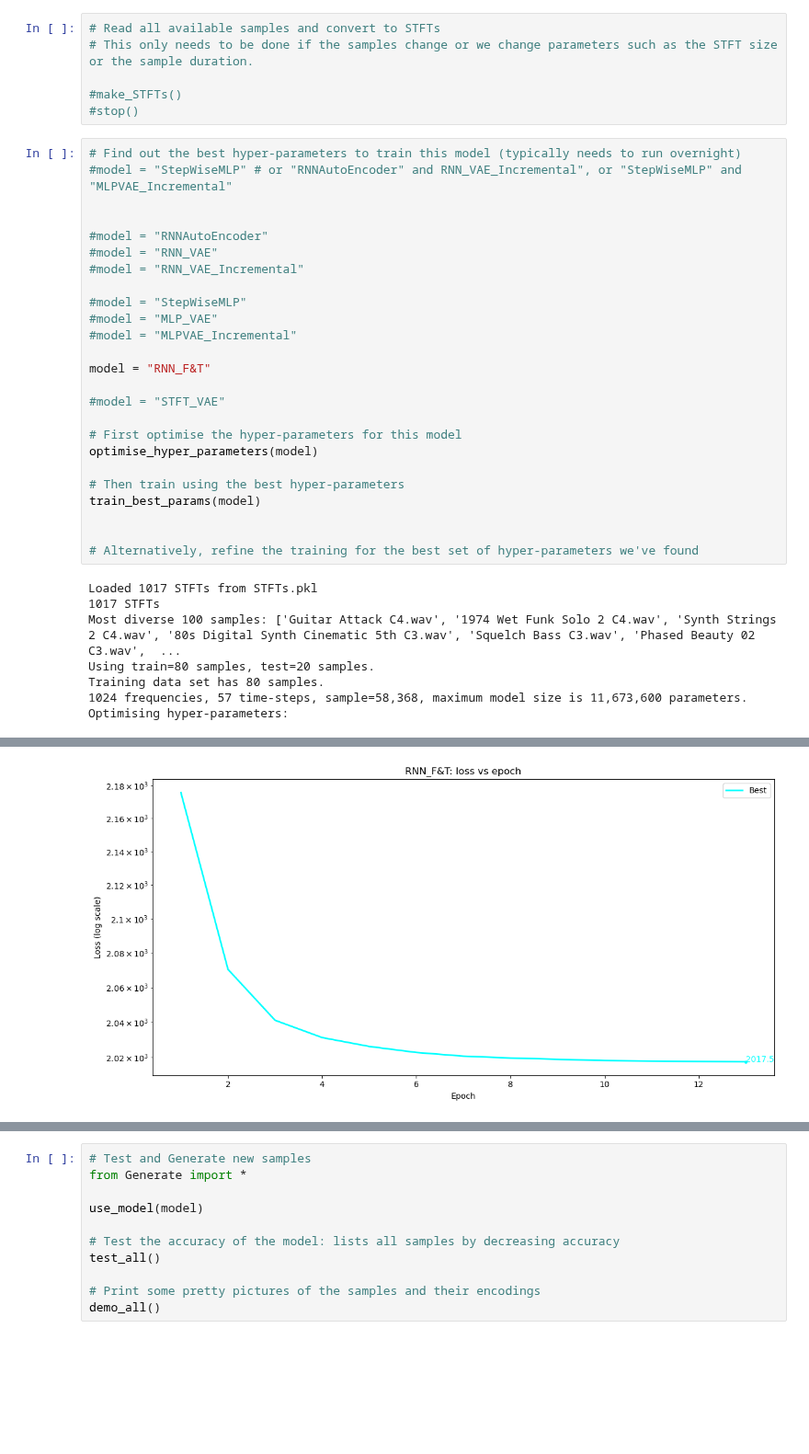
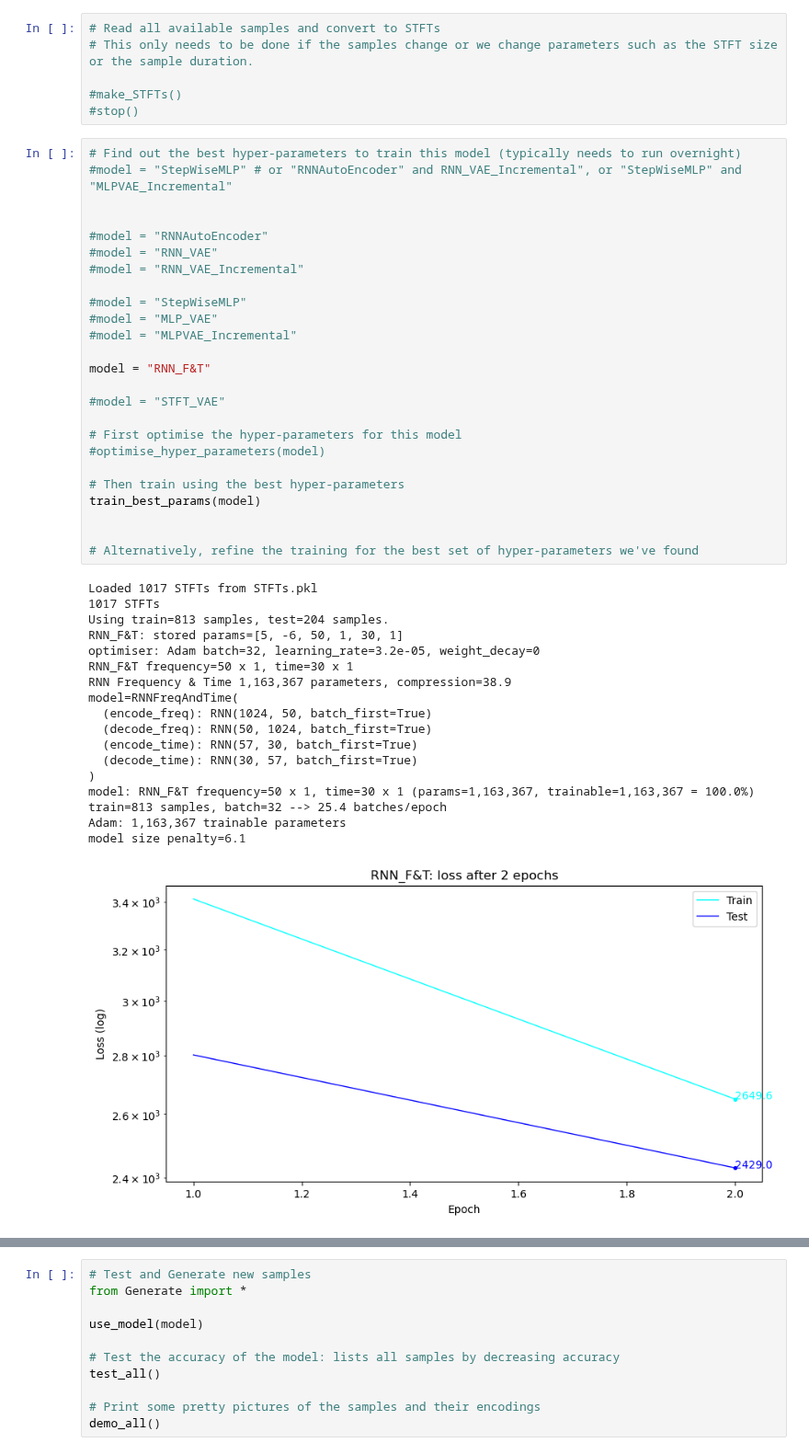
Before and after one commit to RikMaxSpeed/SampleGen, a Jupyter notebook: MakeAndTrain.ipynb, the cells around one changed output, grey strips where cells are left out. Shown at 92% size. Saved outputs shown, nothing was run; the diff lists cells and outputs as text; blank space fills up the shorter version.

Commit message:
Frequency x Time RNN doesn't converge :(

```diff
--- a/MakeAndTrain.ipynb
+++ b/MakeAndTrain.ipynb
@@ -26,33 +26,44 @@ Max frequency=11025 Hz --> freq_buckets=1024
 # %%
 # Find out the best hyper-parameters to train this model (typically needs to run overnight)
 #model = "StepWiseMLP" # or "RNNAutoEncoder" and RNN_VAE_Incremental", or "StepWiseMLP" and "MLPVAE_Incremental"
 
 
 #model = "RNNAutoEncoder"
 #model = "RNN_VAE"
 #model = "RNN_VAE_Incremental"
 
 #model = "StepWiseMLP"
 #model = "MLP_VAE"
 #model = "MLPVAE_Incremental"
 
 model = "RNN_F&T"
 
 #model = "STFT_VAE"
 
 # First optimise the hyper-parameters for this model
-optimise_hyper_parameters(model)
+#optimise_hyper_parameters(model)
 
 # Then train using the best hyper-parameters
 train_best_params(model)
 
 
 # Alternatively, refine the training for the best set of hyper-parameters we've found
 # %% [output]
 Loaded 1017 STFTs from STFTs.pkl
 1017 STFTs
-Most diverse 100 samples: ['Guitar Attack C4.wav', '1974 Wet Funk Solo 2 C4.wav', 'Synth Strings 2 C4.wav', '80s Digital Synth Cinematic 5th C3.wav', 'Squelch Bass C3.wav', 'Phased Beauty 02 C3.wav',  ...
-Using train=80 samples, test=20 samples.
-Training data set has 80 samples.
-1024 frequencies, 57 time-steps, sample=58,368, maximum model size is 11,673,600 parameters.
-Optimising hyper-parameters:
+Using train=813 samples, test=204 samples.
+RNN_F&T: stored params=[5, -6, 50, 1, 30, 1]
+optimiser: Adam batch=32, learning_rate=3.2e-05, weight_decay=0
+RNN_F&T frequency=50 x 1, time=30 x 1
+RNN Frequency & Time 1,163,367 parameters, compression=38.9
+model=RNNFreqAndTime(
+  (encode_freq): RNN(1024, 50, batch_first=True)
+  (decode_freq): RNN(50, 1024, batch_first=True)
+  (encode_time): RNN(57, 30, batch_first=True)
+  (decode_time): RNN(30, 57, batch_first=True)
+)
+model: RNN_F&T frequency=50 x 1, time=30 x 1 (params=1,163,367, trainable=1,163,367 = 100.0%)
+train=813 samples, batch=32 --> 25.4 batches/epoch
+Adam: 1,163,367 trainable parameters
+model size penalty=6.1
+[figure, new version]
@@ -83 +73,0 @@ Finished Training after 13 epochs in 32.9 sec (2.53 sec/epoch), sample duration=
-[figure, old version]
```
Also changed, not shown: parts of 1 cell of this notebook, 4 other files.
